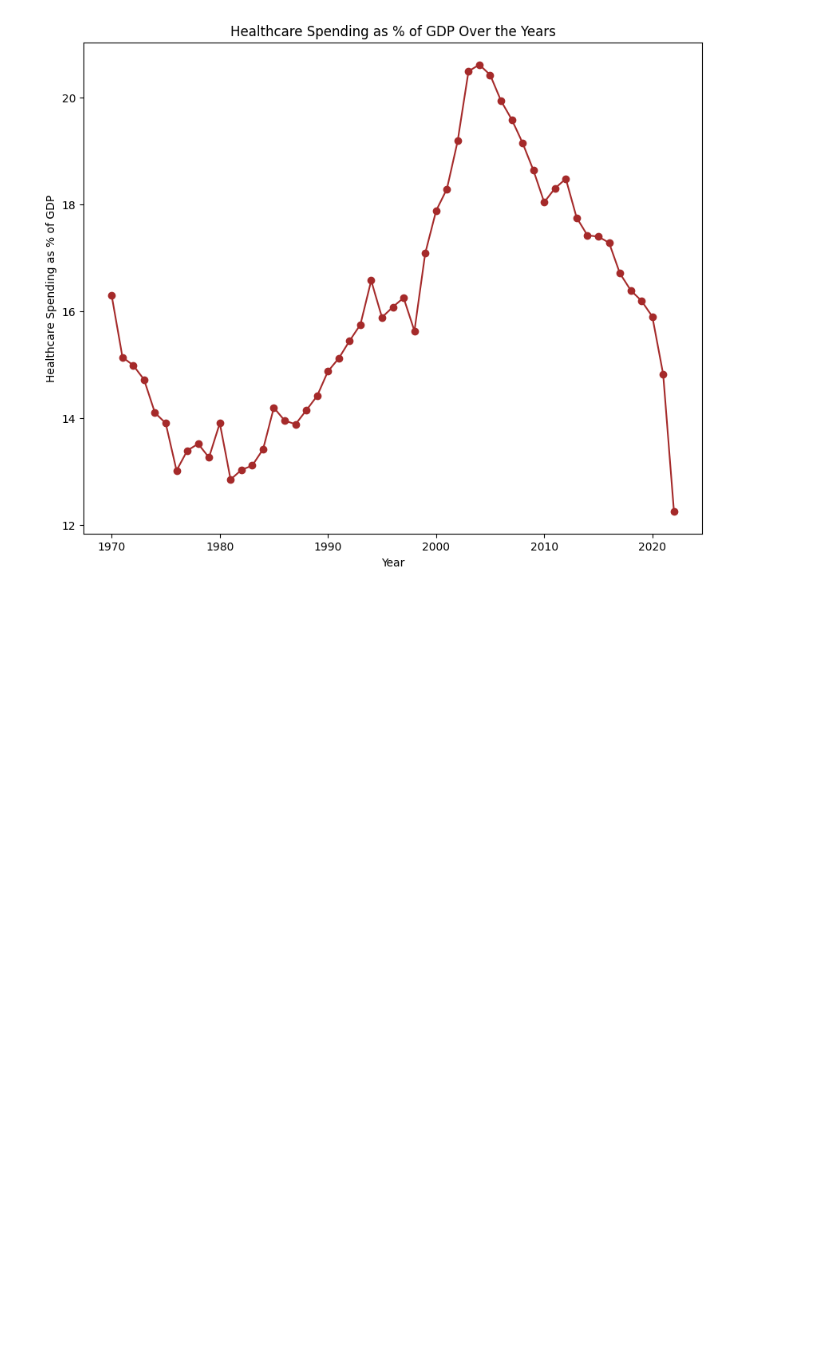
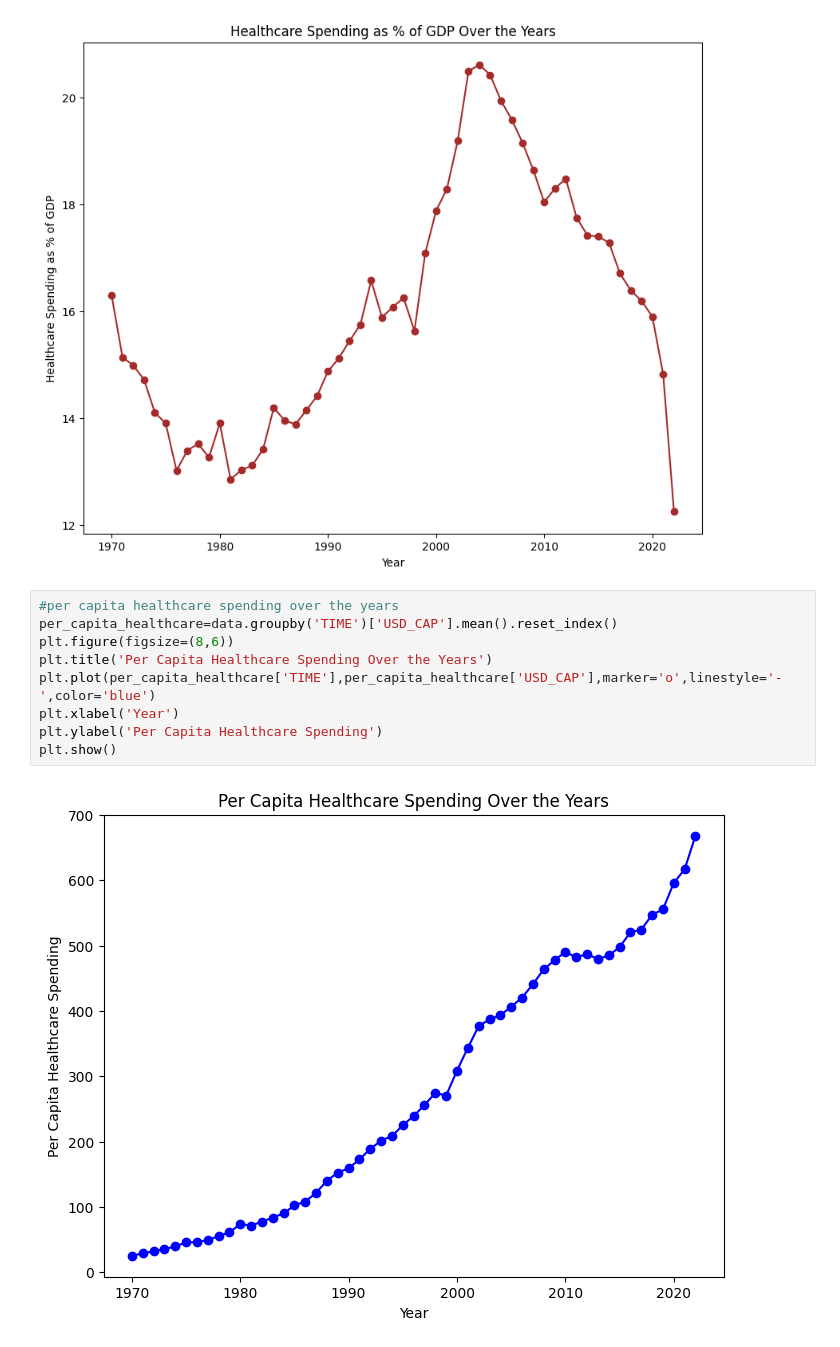
Before and after one commit to Sharvani-123/Pharmaceutical-Drug-Spendings_Analysis, a Jupyter notebook: analysis.ipynb, the cells around one changed output. Drawn from its saved outputs; the diff is of its cells as text; blank space fills up the shorter version.

Commit message:
adding per capita spending over the years

```diff
--- a/analysis.ipynb
+++ b/analysis.ipynb
@@ -94,3 +94,14 @@ plt.ylabel('Healthcare Spending as % of GDP')
 plt.show()
 # %% [output]
 [figure]
+# %%
+#per capita healthcare spending over the years
+per_capita_healthcare=data.groupby('TIME')['USD_CAP'].mean().reset_index()
+plt.figure(figsize=(8,6))
+plt.title('Per Capita Healthcare Spending Over the Years')
+plt.plot(per_capita_healthcare['TIME'],per_capita_healthcare['USD_CAP'],marker='o',linestyle='-',color='blue')
+plt.xlabel('Year')
+plt.ylabel('Per Capita Healthcare Spending')
+plt.show()
+# %% [output]
+[figure, added]
```
